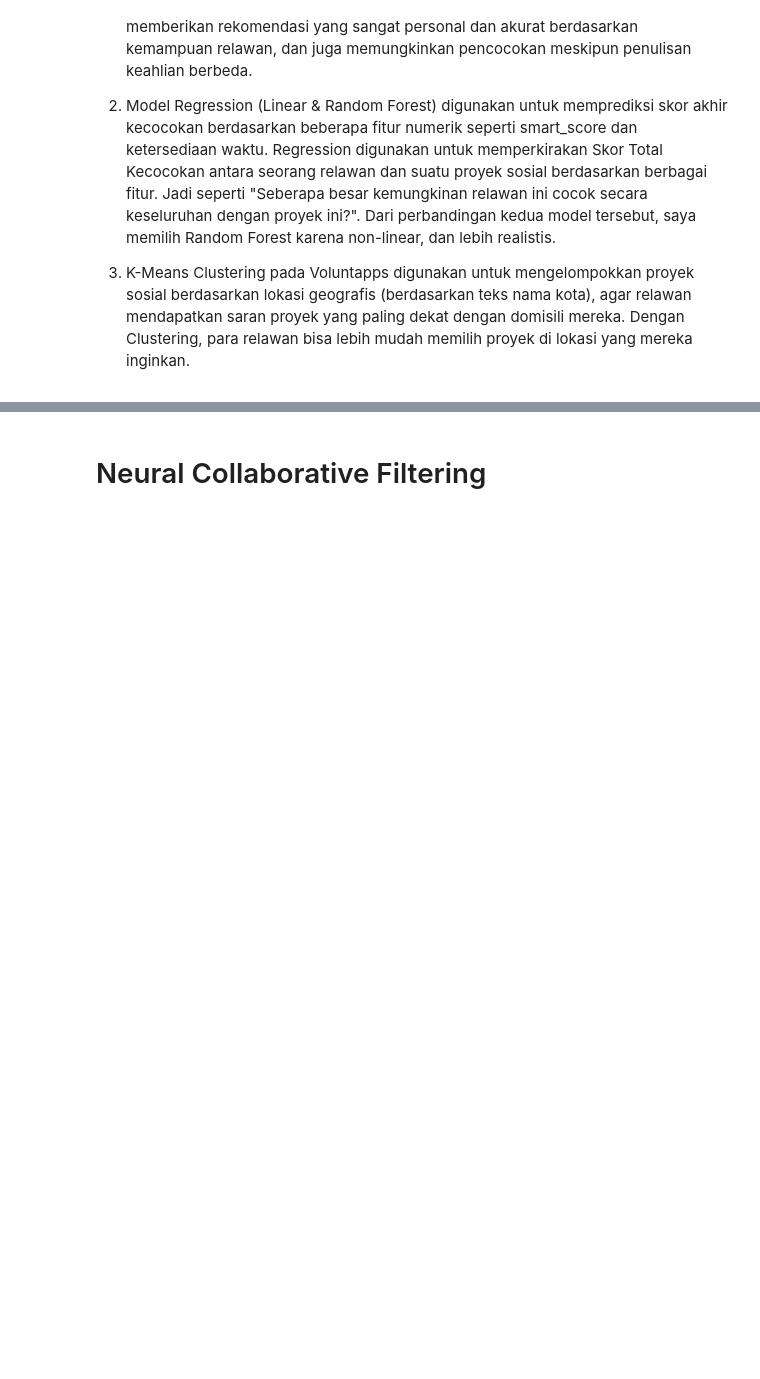
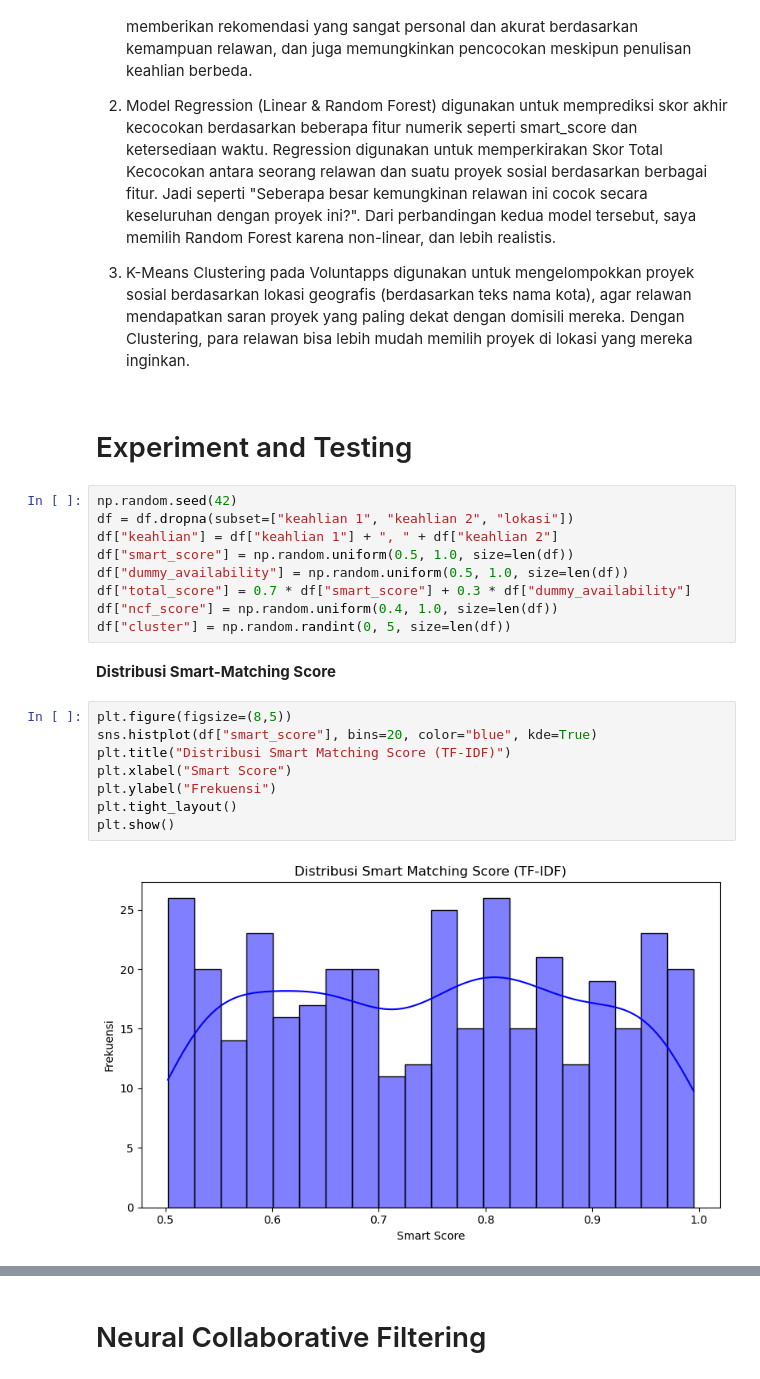
Before and after one commit to paulinadevina11/Voluntapps, a Jupyter notebook: QueensCode_Voluntapps.ipynb, the cells around one changed output, grey strips where cells are left out. Saved outputs shown, nothing was run; the diff lists cells and outputs as text; blank space fills up the shorter version.

```diff
--- a/QueensCode_Voluntapps.ipynb
+++ b/QueensCode_Voluntapps.ipynb
@@ -266,3 +311,26 @@ Berdasarkan 3 Fitur diatas, kita mengetahui bahwa:
 2. Model Regression (Linear & Random Forest) digunakan untuk memprediksi skor akhir kecocokan berdasarkan beberapa fitur numerik seperti smart_score dan ketersediaan waktu. Regression digunakan untuk memperkirakan Skor Total Kecocokan antara seorang relawan dan suatu proyek sosial berdasarkan berbagai fitur. Jadi seperti "Seberapa besar kemungkinan relawan ini cocok secara keseluruhan dengan proyek ini?". Dari perbandingan kedua model tersebut, saya memilih Random Forest karena non-linear, dan lebih realistis.
 
 3. K-Means Clustering pada Voluntapps digunakan untuk mengelompokkan proyek sosial berdasarkan lokasi geografis (berdasarkan teks nama kota), agar relawan mendapatkan saran proyek yang paling dekat dengan domisili mereka. Dengan Clustering, para relawan bisa lebih mudah memilih proyek di lokasi yang mereka inginkan.
+# %% [markdown]
+# Experiment and Testing
+# %%
+np.random.seed(42)
+df = df.dropna(subset=["keahlian 1", "keahlian 2", "lokasi"])
+df["keahlian"] = df["keahlian 1"] + ", " + df["keahlian 2"]
+df["smart_score"] = np.random.uniform(0.5, 1.0, size=len(df))
+df["dummy_availability"] = np.random.uniform(0.5, 1.0, size=len(df))
+df["total_score"] = 0.7 * df["smart_score"] + 0.3 * df["dummy_availability"]
+df["ncf_score"] = np.random.uniform(0.4, 1.0, size=len(df))
+df["cluster"] = np.random.randint(0, 5, size=len(df))
+# %% [markdown]
+**Distribusi Smart-Matching Score**
+# %%
+plt.figure(figsize=(8,5))
+sns.histplot(df["smart_score"], bins=20, color="blue", kde=True)
+plt.title("Distribusi Smart Matching Score (TF-IDF)")
+plt.xlabel("Smart Score")
+plt.ylabel("Frekuensi")
+plt.tight_layout()
+plt.show()
+# %% [output]
+[figure, added]
```
Also changed, not shown: parts of 10 cells of this notebook.
